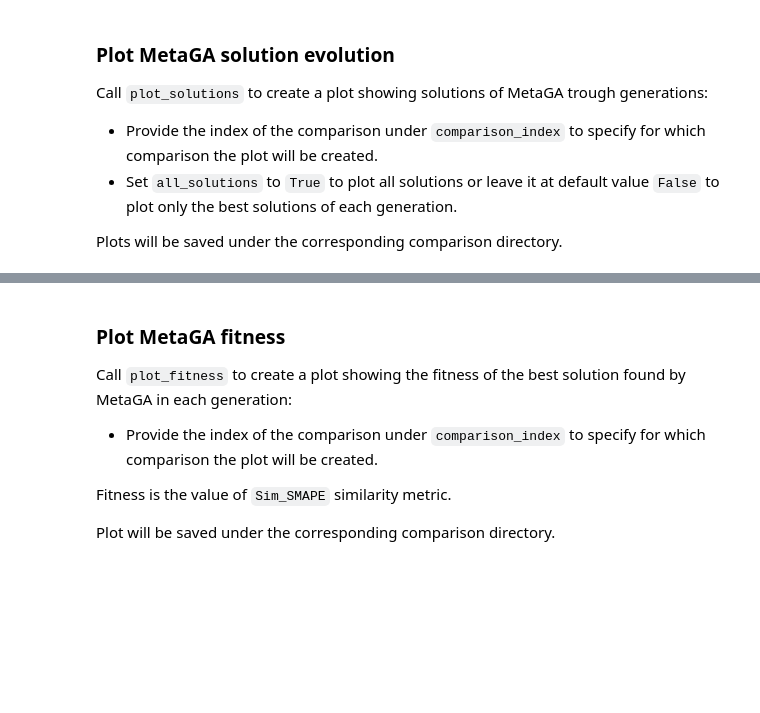
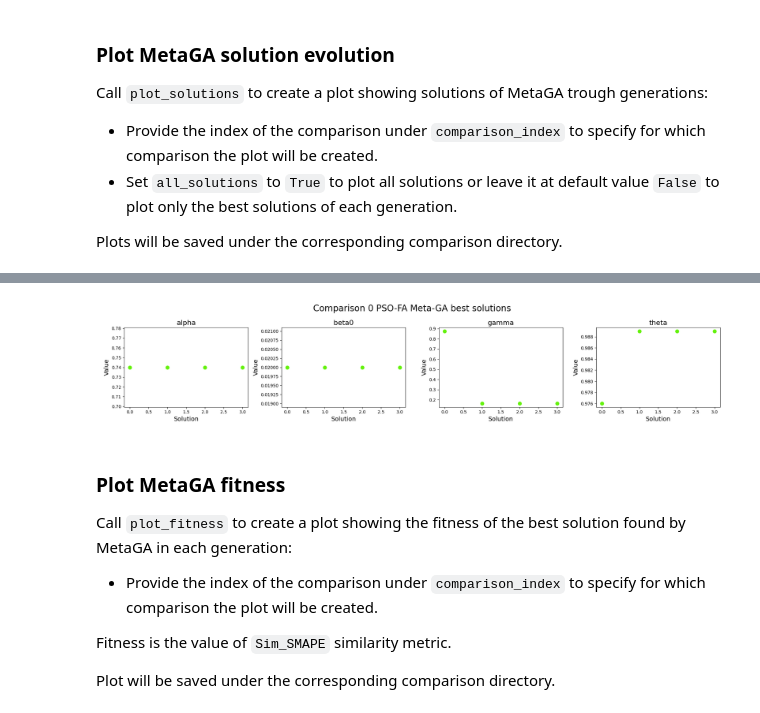
Before and after one commit to hozjan/metaheuristics-similarity-analyzer, a Jupyter notebook: examples/metaheuristics_similarity_analysis.ipynb, the cells around one changed output, grey strips where cells are left out. Cells and saved outputs as stored; diff of their text form; code cells hidden in the pictures; blank space fills up the shorter version.

```diff
--- a/examples/metaheuristics_similarity_analysis.ipynb
+++ b/examples/metaheuristics_similarity_analysis.ipynb
@@ -214,5 +254,7 @@ imported_msa.plot_solutions(comparison_index=0, filename="meta_ga_all_solutions_
 # %%
-imported_msa.plot_solutions(comparison_index=0, filename="meta_ga_best_solutions_evolution")
+imported_mhsa.plot_solutions(comparison_index=0, filename="meta_ga_best_solutions_evolution")
+# %% [output]
+[figure, added]
 # %% [markdown]
 ### Plot MetaGA fitness
 Call `plot_fitness` to create a plot showing the fitness of the best solution found by MetaGA in each generation:
```
Also changed, not shown: parts of 15 cells of this notebook, 39 other files.
